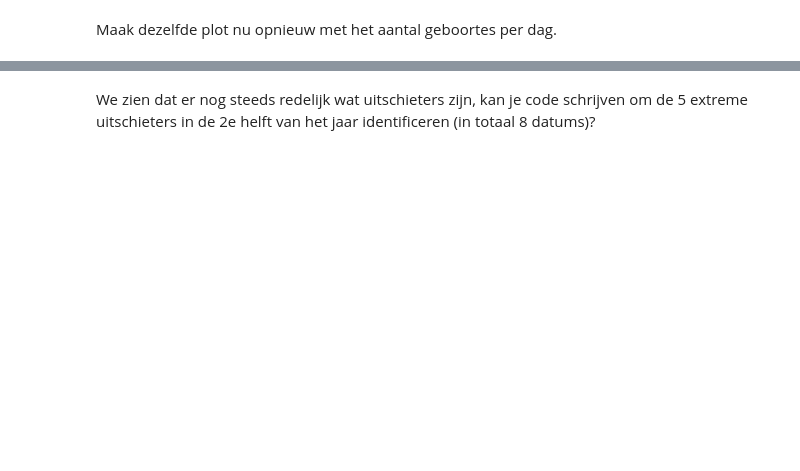
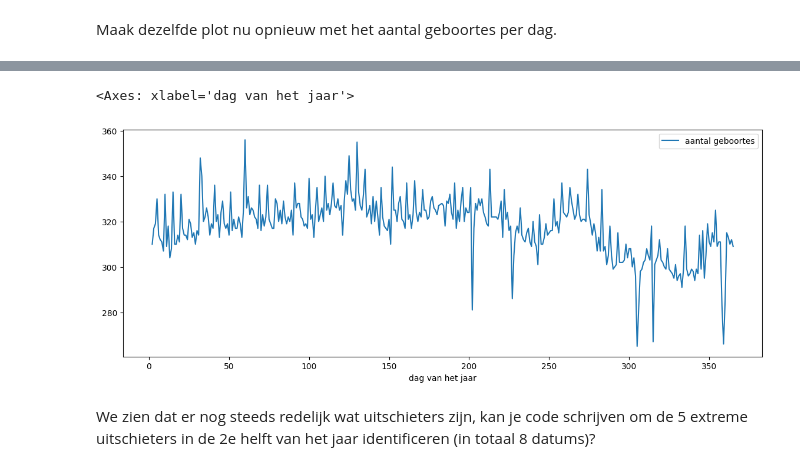
Before and after one commit to SarahDC7/ExamenDeel1, a Jupyter notebook: notebooks/examen_deel1.ipynb, the cells around one changed output, grey strips where cells are left out. Drawn from its saved outputs; the diff is of its cells as text; code cells hidden in the pictures; blank space fills up the shorter version.

```diff
--- a/notebooks/examen_deel1.ipynb
+++ b/notebooks/examen_deel1.ipynb
@@ -99,0 +193,4 @@ Ik zal je vertellen; de outliers op 1 januari en 1 juli komen doordat alle geboo
+# %%
+df_geboortes = df_geboortes[df_geboortes.geboortedag != '2019-01-01']
+df_geboortes = df_geboortes[df_geboortes.geboortedag != '2019-07-01']
+df_geboortes.sample(10)
@@ -105,2 +211,16 @@ Maak dezelfde plot nu opnieuw met het aantal geboortes per dag.
+# %%
+fig, ax = plt.subplots(figsize = (14, 5))
+
+df_geboortes_per_dag = (df_geboortes.groupby(['dag van het jaar'])
+                                    .size()
+                                    .reset_index()
+                                    .rename({0 : 'aantal geboortes'}, axis = 1))
+
+(df_geboortes_per_dag.plot(ax = ax,
+                            x = 'dag van het jaar',
+                            y = 'aantal geboortes'))
+# %% [output]
+<Axes: xlabel='dag van het jaar'>
+[figure, added]
 # %% [markdown]
  We zien dat er nog steeds redelijk wat uitschieters zijn, kan je code schrijven om de 5 extreme uitschieters in de 2e helft van het jaar identificeren (in totaal 8 datums)?
```
Also changed, not shown: parts of 17 cells of this notebook.
